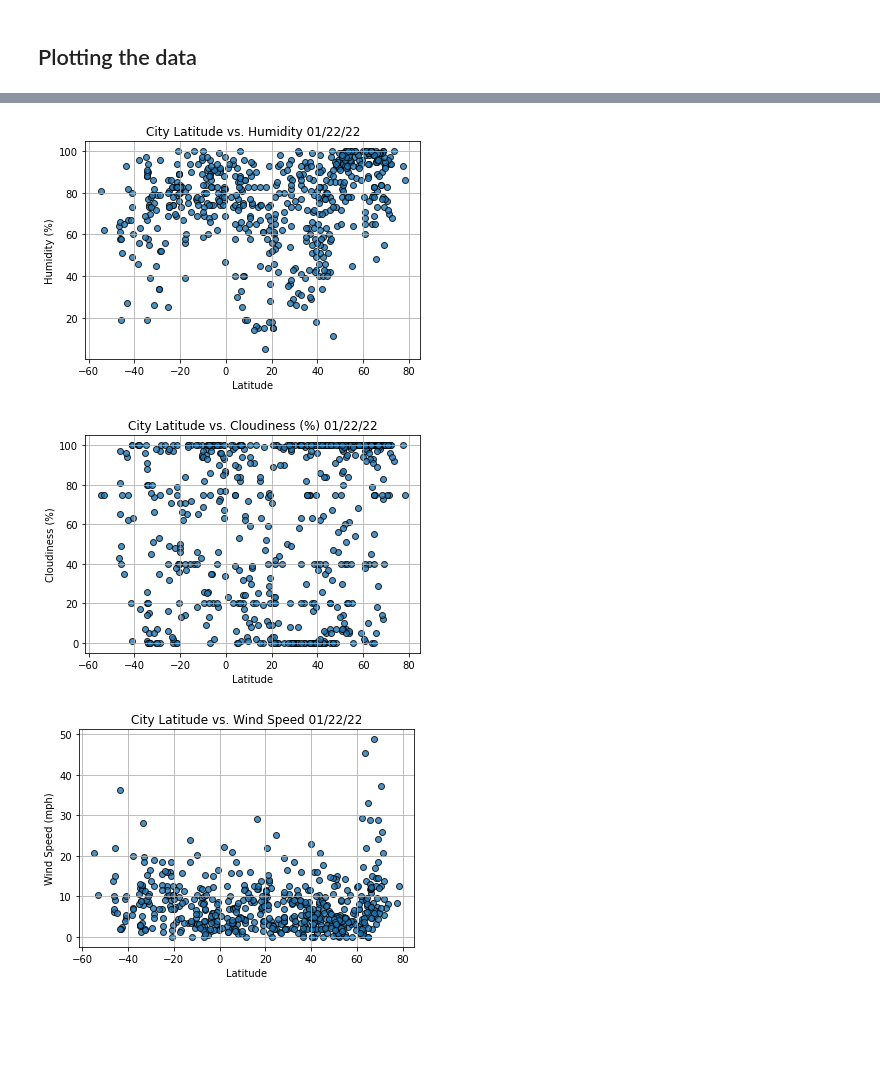
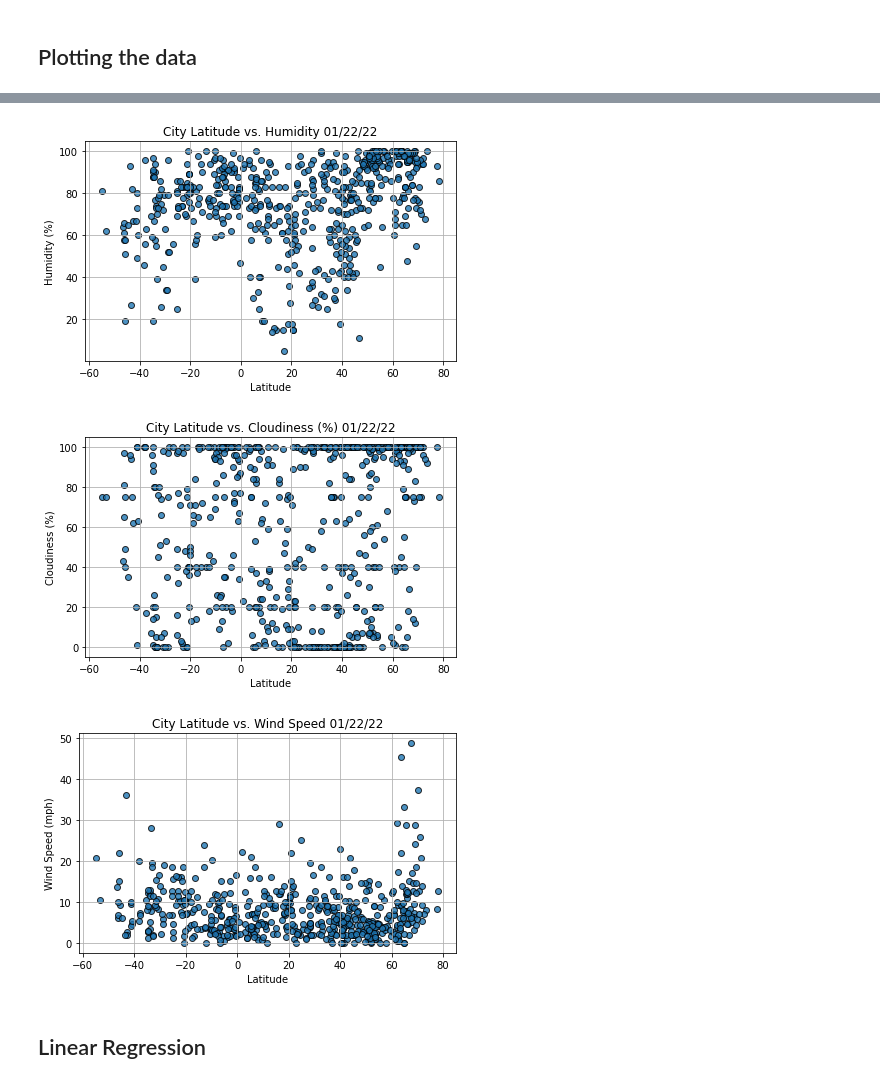
Before and after one commit to chabrian/World_Weather_Analysis, a Jupyter notebook: WeatherPy.ipynb, the cells around one changed output, grey strips where cells are left out. Cells and saved outputs as stored; diff of their text form; code cells hidden in the pictures; blank space fills up the shorter version.

```diff
--- a/WeatherPy.ipynb
+++ b/WeatherPy.ipynb
@@ -208,21 +208,22 @@ plt.show()
 # %%
 # Build the scatter plots for latitude vs. humidity.
 plt.scatter(lats,
             humidity,
             edgecolor="black", linewidths=1, marker="o",
             alpha=0.8, label="Cities")
 
 # Incorporate the other graph properties.
 plt.title(f"City Latitude vs. Humidity "+ time.strftime("%x"))
 plt.ylabel("Humidity (%)")
 plt.xlabel("Latitude")
 plt.grid(True)
+plt.tight_layout()
 # Save the figure.
 plt.savefig("weather_data/Fig2.png")
 # Show plot.
 plt.show()
 # %% [output]
-[figure, old version]
+[figure, new version]
 # %%
 # Build the scatter plots for latitude vs. cloudiness.
 plt.scatter(lats,
@@ -235,12 +236,13 @@ plt.title(f"City Latitude vs. Cloudiness (%) "+ time.strftime("%x"))
 plt.ylabel("Cloudiness (%)")
 plt.xlabel("Latitude")
 plt.grid(True)
+plt.tight_layout()
 # Save the figure.
 plt.savefig("weather_data/Fig3.png")
 # Show plot.
 plt.show()
 # %% [output]
-[figure, old version]
+[figure, new version]
 # %%
 # Build the scatter plots for latitude vs. wind speed.
 plt.scatter(lats,
@@ -253,9 +255,12 @@ plt.title(f"City Latitude vs. Wind Speed "+ time.strftime("%x"))
 plt.ylabel("Wind Speed (mph)")
 plt.xlabel("Latitude")
 plt.grid(True)
+plt.tight_layout()
 # Save the figure.
 plt.savefig("weather_data/Fig4.png")
 # Show plot.
 plt.show()
 # %% [output]
-[figure, old version]
+[figure, new version]
+# %% [markdown]
+## Linear Regression
```
Also changed, not shown: parts of 13 cells of this notebook, 4 other files.
